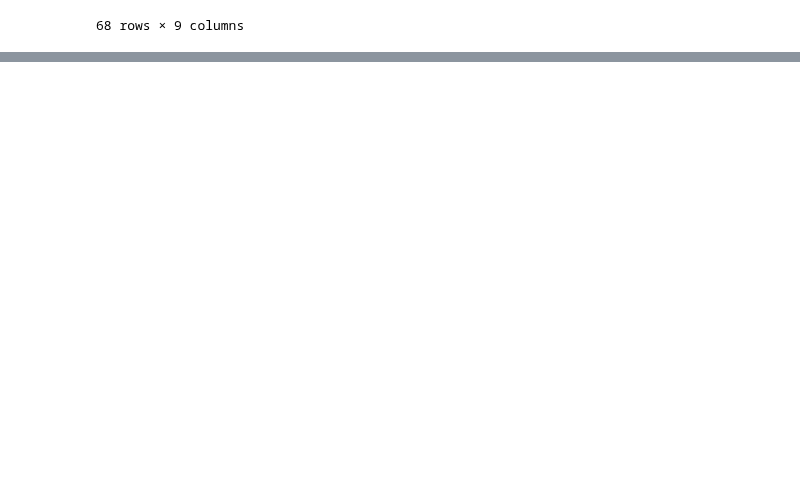
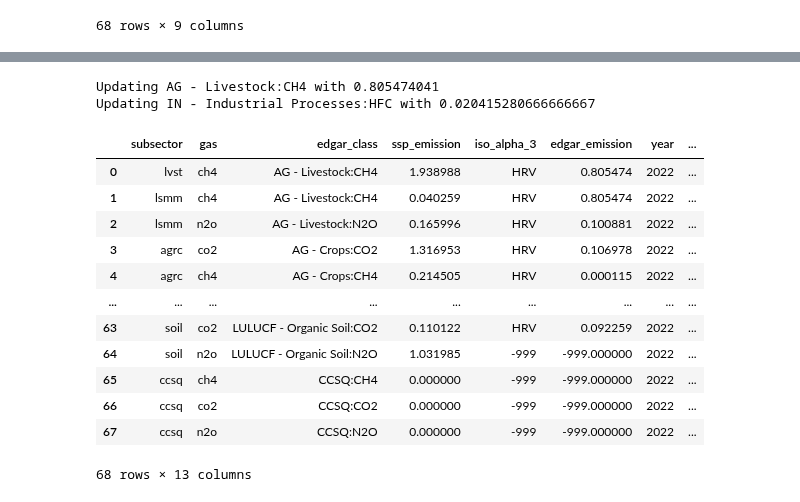
Before and after one commit to sisepuede-framework/ssp_data_calibration, a Jupyter notebook: src/eda.ipynb, the cells around one changed output, grey strips where cells are left out. Cells and saved outputs as stored; diff of their text form; code cells hidden in the pictures; blank space fills up the shorter version.

```diff
--- a/src/eda.ipynb
+++ b/src/eda.ipynb
@@ -164,0 +165,5 @@ AttributeError: 'ErrorFunctions' object has no attribute 'weighted_mse'
+# %%
+dru = DiffReportUtils('HRV', 2022, os.path.join(sectoral_report_mapping_dir, 'edgar_ssp_cw.csv'))
+# %%
+edgar_emissions = dru.edgar_emission_db_etl(os.path.join(sectoral_report_mapping_dir, 'CSC-GHG_emissions-April2024_to_calibrate.csv'))
+edgar_emissions
@@ -164,0 +188,2 @@ AttributeError: 'ErrorFunctions' object has no attribute 'weighted_mse'
+# %%
+ssp_out = pd.read_csv(os.path.join(dummy_files_dir, 'ssp_output_w_energy_dummy.csv'))
@@ -164,0 +196,3 @@ AttributeError: 'ErrorFunctions' object has no attribute 'weighted_mse'
+# %%
+ssp_emissions_report = dru.generate_ssp_emissions_report(ssp_out)
+ssp_emissions_report
@@ -164,0 +237,19 @@ AttributeError: 'ErrorFunctions' object has no attribute 'weighted_mse'
+# %%
+df_report = dru.merge_ssp_with_edgar(ssp_emissions_report, edgar_emissions)
+df_report
+# %% [output]
+Updating AG - Livestock:CH4 with 0.805474041
+Updating IN - Industrial Processes:HFC with 0.020415280666666667
+|  | subsector | gas | edgar_class | ssp_emission | iso_alpha_3 | edgar_emission | year | ... |
+| 0 | lvst | ch4 | AG - Livestock:CH4 | 1.938988 | HRV | 0.805474 | 2022 | ... |
+| 1 | lsmm | ch4 | AG - Livestock:CH4 | 0.040259 | HRV | 0.805474 | 2022 | ... |
+| 2 | lsmm | n2o | AG - Livestock:N2O | 0.165996 | HRV | 0.100881 | 2022 | ... |
+| 3 | agrc | co2 | AG - Crops:CO2 | 1.316953 | HRV | 0.106978 | 2022 | ... |
+| 4 | agrc | ch4 | AG - Crops:CH4 | 0.214505 | HRV | 0.000115 | 2022 | ... |
+| ... | ... | ... | ... | ... | ... | ... | ... | ... |
+| 63 | soil | co2 | LULUCF - Organic Soil:CO2 | 0.110122 | HRV | 0.092259 | 2022 | ... |
+| 64 | soil | n2o | LULUCF - Organic Soil:N2O | 1.031985 | -999 | -999.000000 | 2022 | ... |
+| 65 | ccsq | ch4 | CCSQ:CH4 | 0.000000 | -999 | -999.000000 | 2022 | ... |
+| 66 | ccsq | co2 | CCSQ:CO2 | 0.000000 | -999 | -999.000000 | 2022 | ... |
+| 67 | ccsq | n2o | CCSQ:N2O | 0.000000 | -999 | -999.000000 | 2022 | ... |
+68 rows × 13 columns
```
Also changed, not shown: parts of 17 cells of this notebook, 3 other files.
